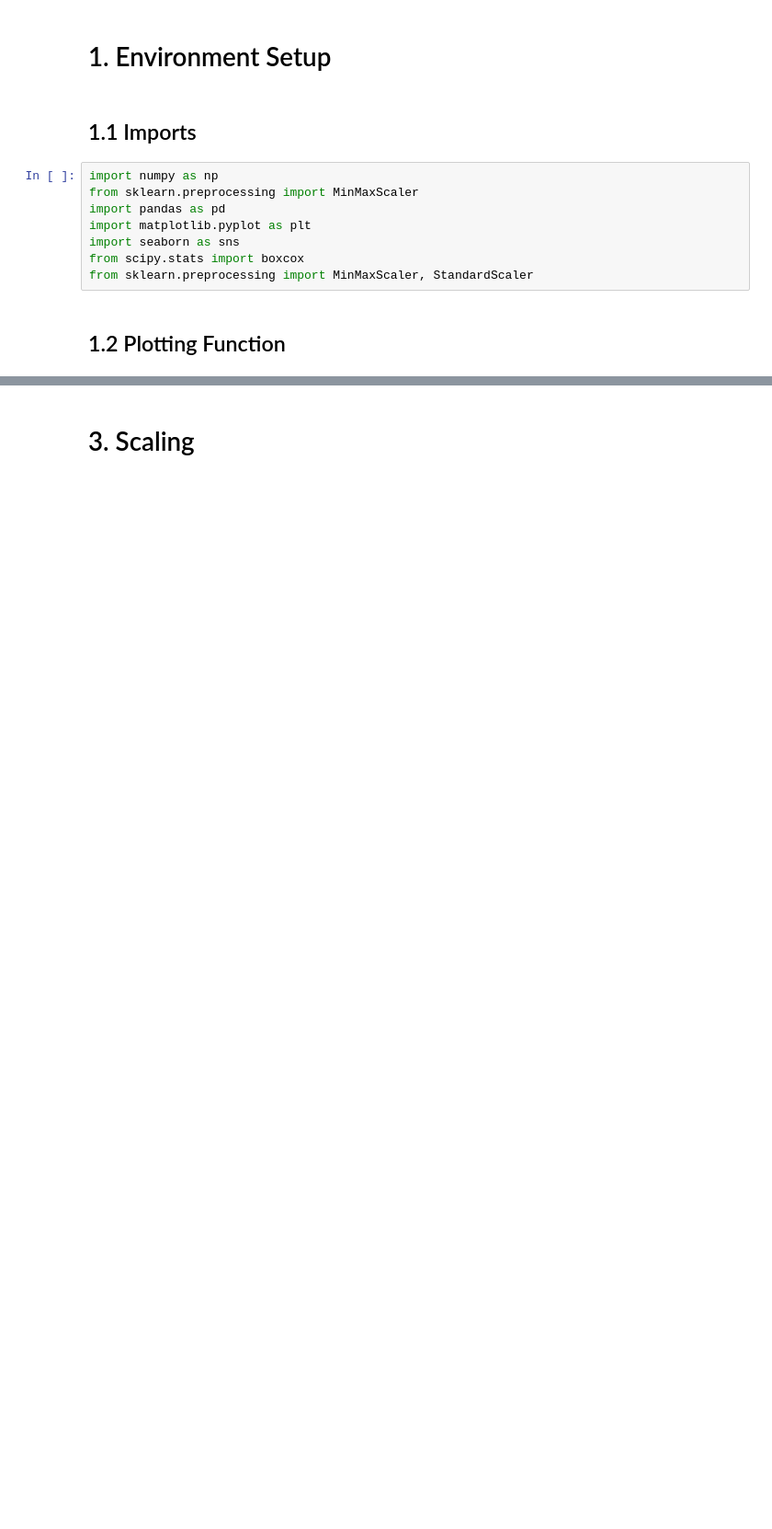
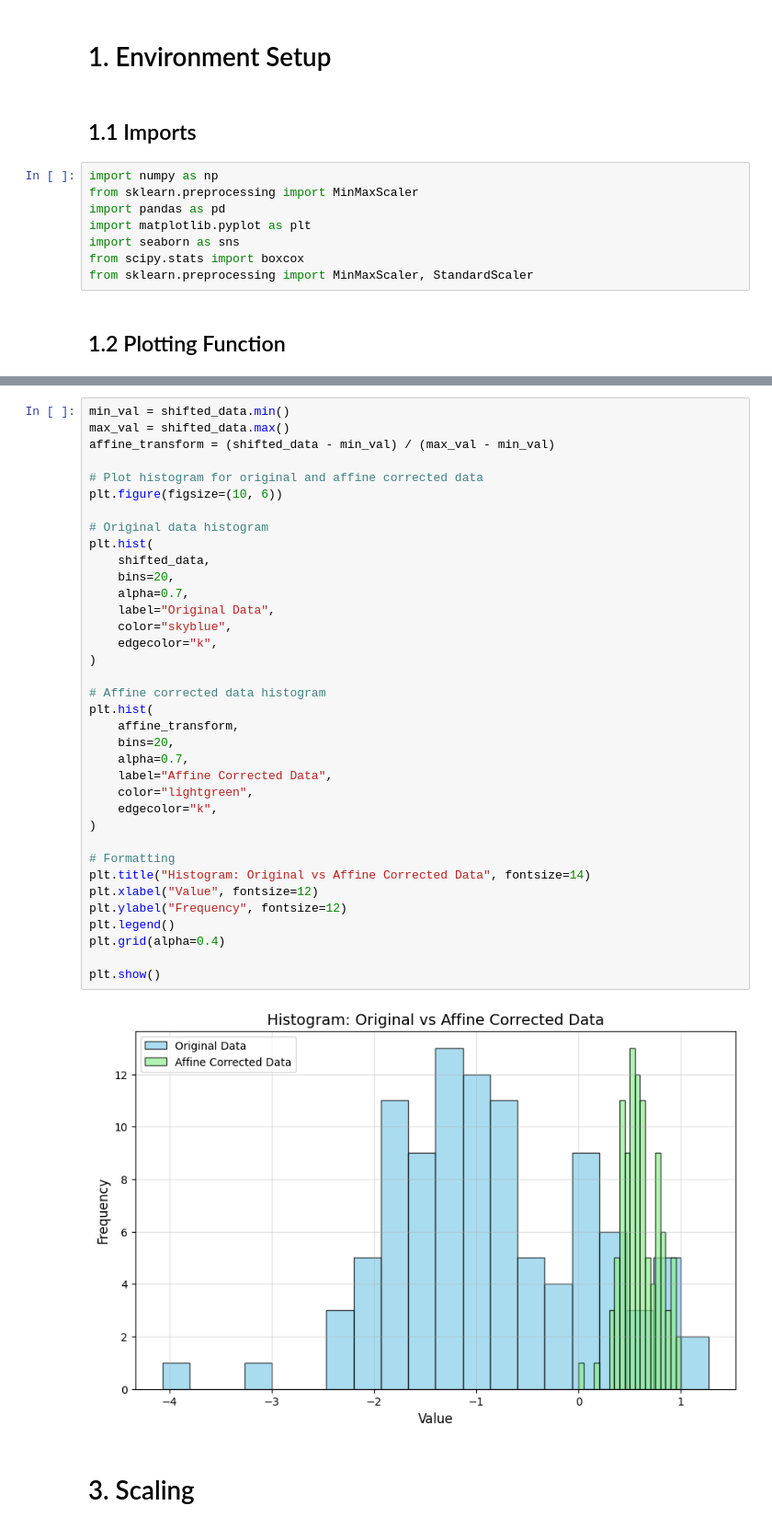
Before and after one commit to XanderYoon/EAS_8803, a Jupyter notebook: Week_2/Data_Transformation.ipynb, the cells around one changed output, grey strips where cells are left out. Shown at 92% size. Drawn from its saved outputs; the diff is of its cells as text; blank space fills up the shorter version.

```diff
--- a/Week_2/Data_Transformation.ipynb
+++ b/Week_2/Data_Transformation.ipynb
@@ -99,2 +62,40 @@ plot_transform(boxcox_original_data, boxcox_transformed_data)
+# %%
+min_val = shifted_data.min()
+max_val = shifted_data.max()
+affine_transform = (shifted_data - min_val) / (max_val - min_val)
+
+# Plot histogram for original and affine corrected data
+plt.figure(figsize=(10, 6))
+
+# Original data histogram
+plt.hist(
+    shifted_data,
+    bins=20,
+    alpha=0.7,
+    label="Original Data",
+    color="skyblue",
+    edgecolor="k",
+)
+
+# Affine corrected data histogram
+plt.hist(
+    affine_transform,
+    bins=20,
+    alpha=0.7,
+    label="Affine Corrected Data",
+    color="lightgreen",
+    edgecolor="k",
+)
+
+# Formatting
+plt.title("Histogram: Original vs Affine Corrected Data", fontsize=14)
+plt.xlabel("Value", fontsize=12)
+plt.ylabel("Frequency", fontsize=12)
+plt.legend()
+plt.grid(alpha=0.4)
+
+plt.show()
+# %% [output]
+[figure, added]
 # %% [markdown]
 # 3. Scaling
```
Also changed, not shown: parts of 43 cells of this notebook, 2 other files.
